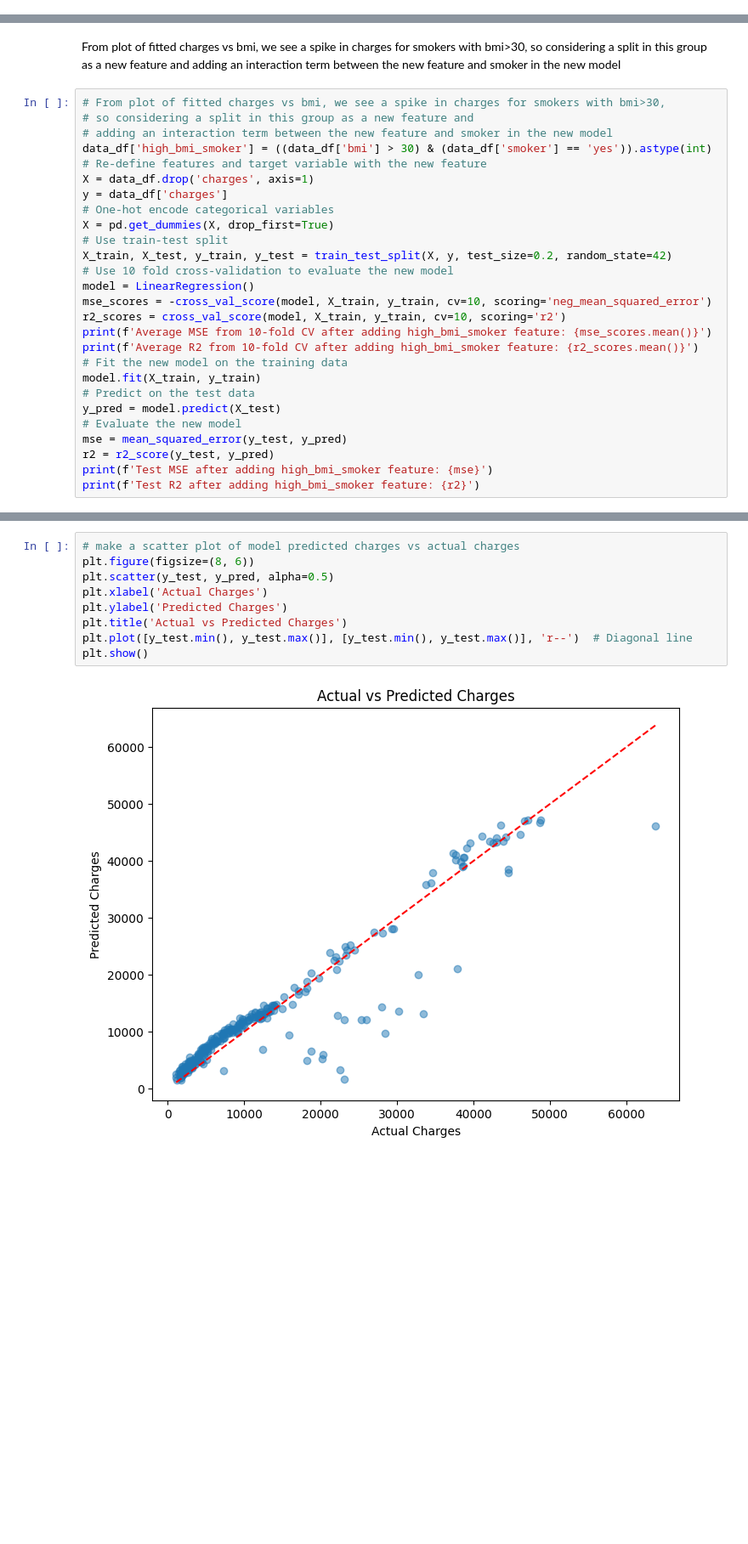
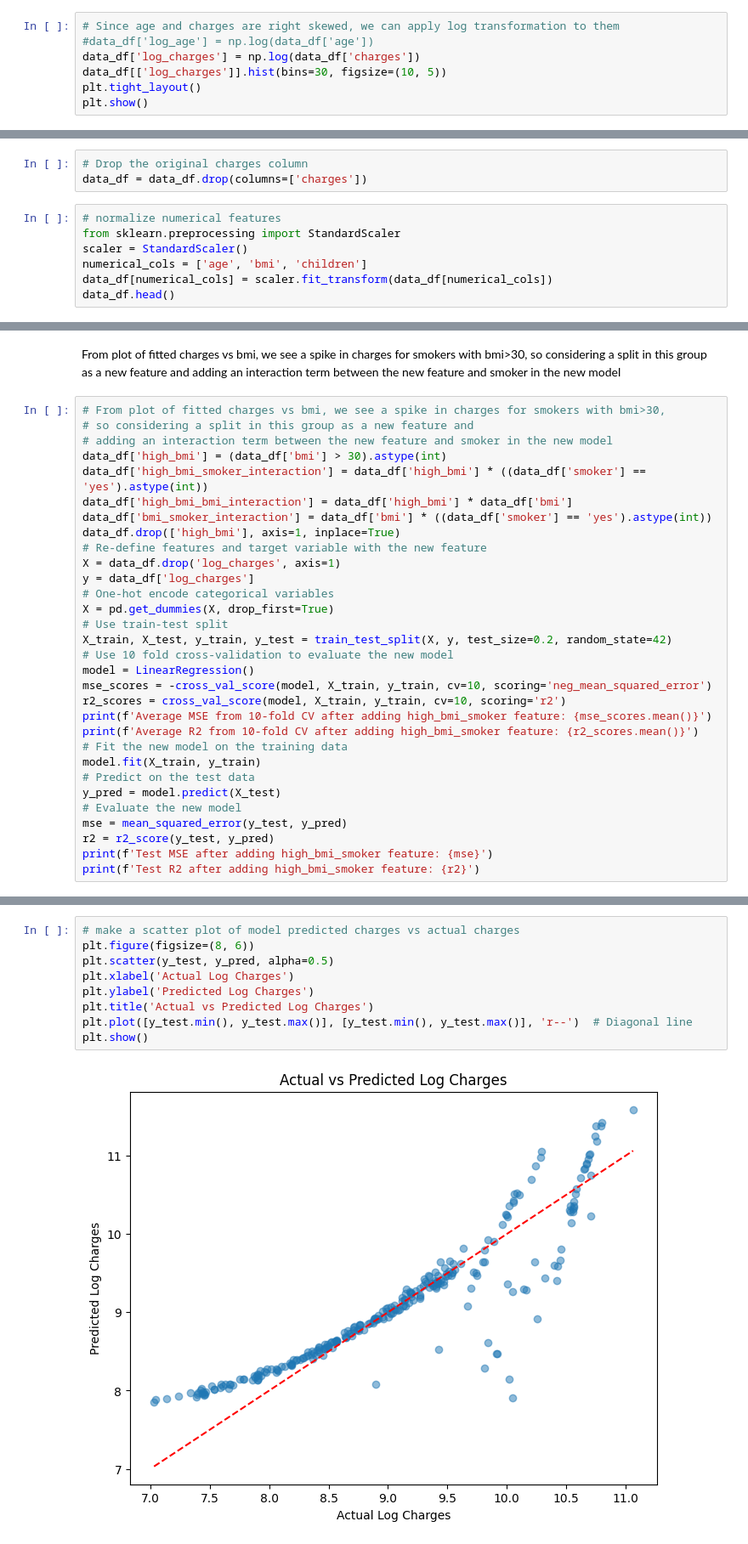
Before and after one commit to s-hreya-riram/three-little-pigs, a Jupyter notebook: exploratory_data_analysis.ipynb, the cells around one changed output, grey strips where cells are left out. Shown at 85% size. Cells and saved outputs as stored; diff of their text form; blank space fills up the shorter version.

```diff
--- a/exploratory_data_analysis.ipynb
+++ b/exploratory_data_analysis.ipynb
@@ -70,0 +78,7 @@ plt.show()
+# %%
+# Since age and charges are right skewed, we can apply log transformation to them
+#data_df['log_age'] = np.log(data_df['age'])
+data_df['log_charges'] = np.log(data_df['charges'])
+data_df[['log_charges']].hist(bins=30, figsize=(10, 5))
+plt.tight_layout()
+plt.show()
@@ -70,0 +87,10 @@ plt.show()
+# %%
+# Drop the original charges column
+data_df = data_df.drop(columns=['charges'])
+# %%
+# normalize numerical features
+from sklearn.preprocessing import StandardScaler
+scaler = StandardScaler()
+numerical_cols = ['age', 'bmi', 'children']
+data_df[numerical_cols] = scaler.fit_transform(data_df[numerical_cols])
+data_df.head()
@@ -182,10 +192,14 @@ From plot of fitted charges vs bmi, we see a spike in charges for smokers with b
 # From plot of fitted charges vs bmi, we see a spike in charges for smokers with bmi>30,
 # so considering a split in this group as a new feature and
 # adding an interaction term between the new feature and smoker in the new model
-data_df['high_bmi_smoker'] = ((data_df['bmi'] > 30) & (data_df['smoker'] == 'yes')).astype(int)
+data_df['high_bmi'] = (data_df['bmi'] > 30).astype(int)
+data_df['high_bmi_smoker_interaction'] = data_df['high_bmi'] * ((data_df['smoker'] == 'yes').astype(int))
+data_df['high_bmi_bmi_interaction'] = data_df['high_bmi'] * data_df['bmi']
+data_df['bmi_smoker_interaction'] = data_df['bmi'] * ((data_df['smoker'] == 'yes').astype(int))
+data_df.drop(['high_bmi'], axis=1, inplace=True)
 # Re-define features and target variable with the new feature
-X = data_df.drop('charges', axis=1)
-y = data_df['charges']
+X = data_df.drop('log_charges', axis=1)
+y = data_df['log_charges']
 # One-hot encode categorical variables
 X = pd.get_dummies(X, drop_first=True)
 # Use train-test split
@@ -213,11 +227,11 @@ Test R2 after adding high_bmi_smoker feature: 0.8802532683078205
 # %%
 # make a scatter plot of model predicted charges vs actual charges
 plt.figure(figsize=(8, 6))
 plt.scatter(y_test, y_pred, alpha=0.5)
-plt.xlabel('Actual Charges')
-plt.ylabel('Predicted Charges')
-plt.title('Actual vs Predicted Charges')
+plt.xlabel('Actual Log Charges')
+plt.ylabel('Predicted Log Charges')
+plt.title('Actual vs Predicted Log Charges')
 plt.plot([y_test.min(), y_test.max()], [y_test.min(), y_test.max()], 'r--')  # Diagonal line
 plt.show()
 # %% [output]
-[figure, old version]
+[figure, new version]
```
Also changed, not shown: parts of 33 cells of this notebook.
